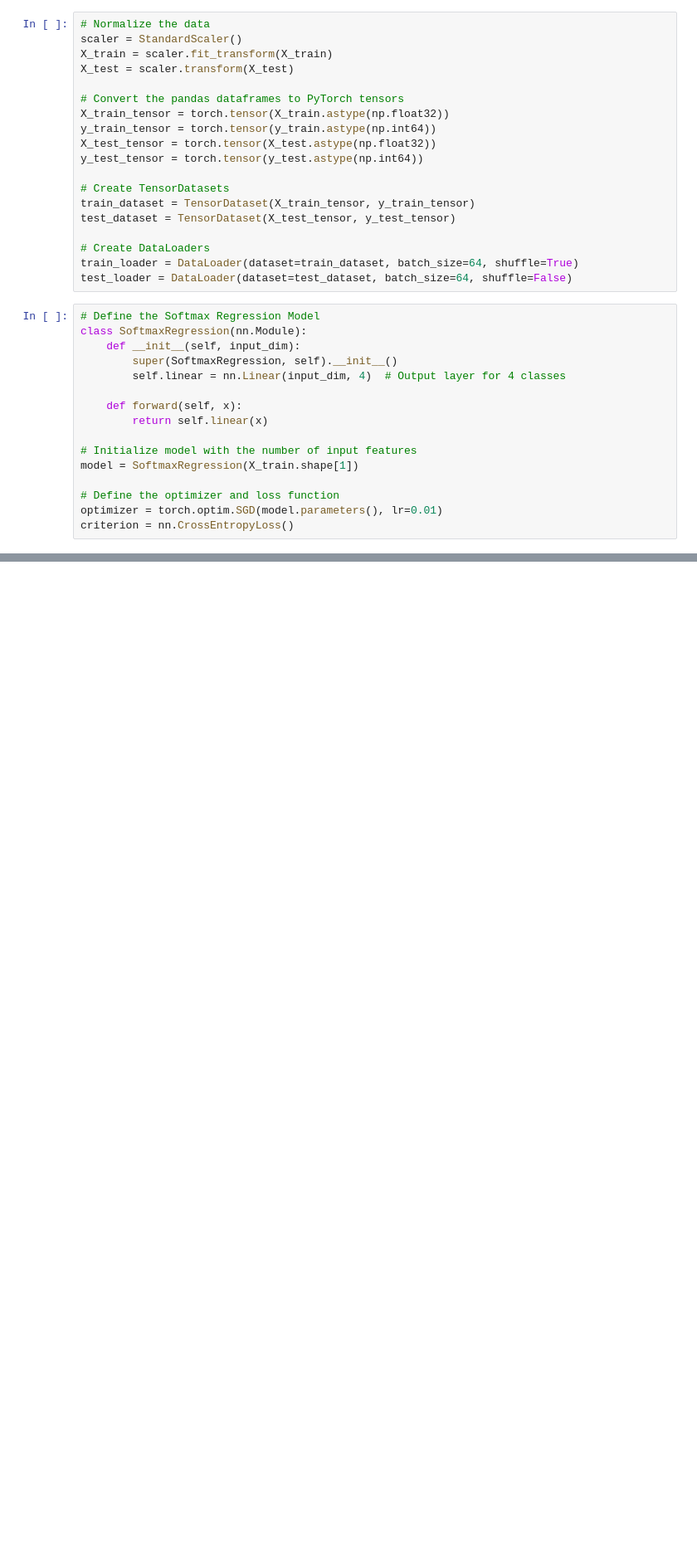
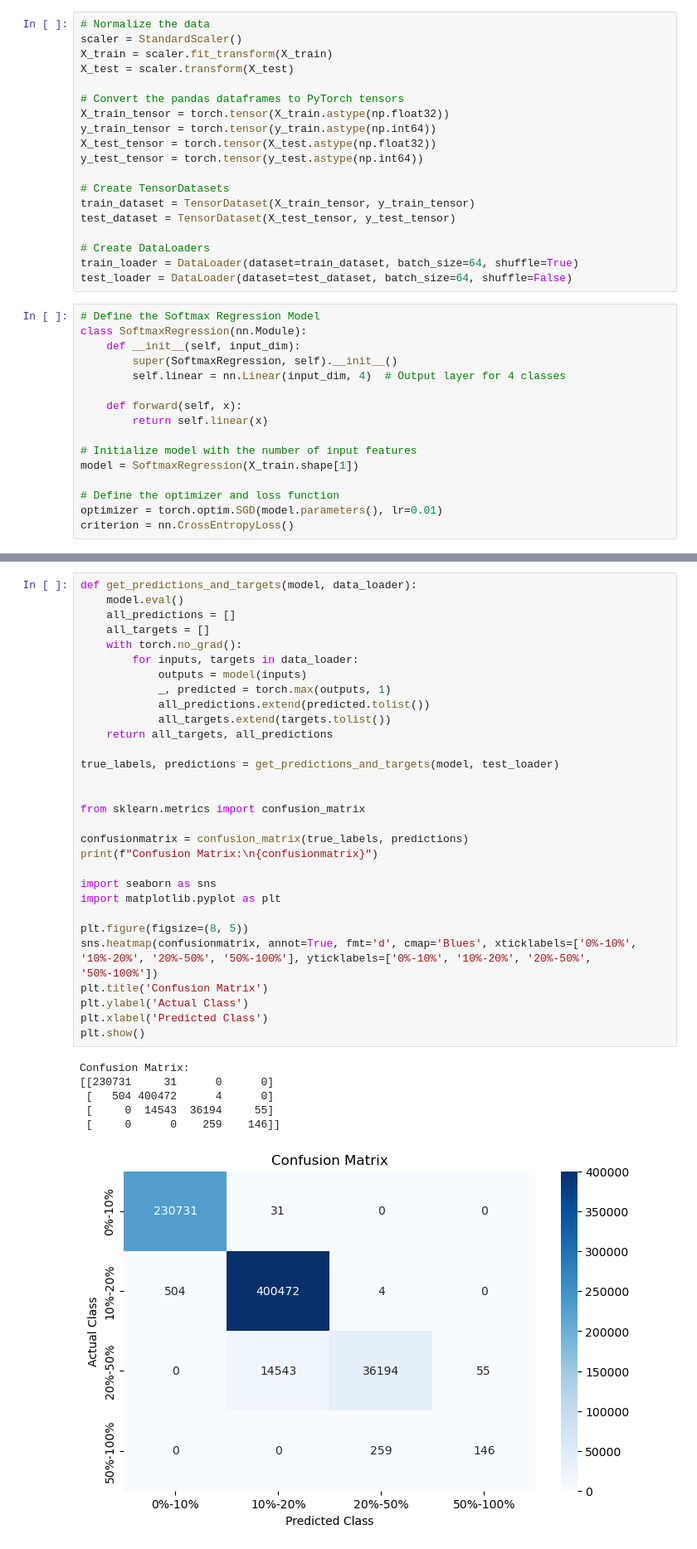
Before and after one commit to weiangela/STAT453---Taxi-Prediction, a Jupyter notebook: softmax_regression.ipynb, the cells around one changed output, grey strips where cells are left out. Shown: that part at 83% size. Cells and saved outputs as stored; diff of their text form; blank space fills up the shorter version.

```diff
--- a/softmax_regression.ipynb
+++ b/softmax_regression.ipynb
@@ -146,0 +162,37 @@ Confusion Matrix:
+# %%
+def get_predictions_and_targets(model, data_loader):
+    model.eval()
+    all_predictions = []
+    all_targets = []
+    with torch.no_grad():
+        for inputs, targets in data_loader:
+            outputs = model(inputs)
+            _, predicted = torch.max(outputs, 1)
+            all_predictions.extend(predicted.tolist())
+            all_targets.extend(targets.tolist())
+    return all_targets, all_predictions
+
+true_labels, predictions = get_predictions_and_targets(model, test_loader)
+
+
+from sklearn.metrics import confusion_matrix
+
+confusionmatrix = confusion_matrix(true_labels, predictions)
+print(f"Confusion Matrix:\n{confusionmatrix}")
+
+import seaborn as sns
+import matplotlib.pyplot as plt
+
+plt.figure(figsize=(8, 5))
+sns.heatmap(confusionmatrix, annot=True, fmt='d', cmap='Blues', xticklabels=['0%-10%', '10%-20%', '20%-50%', '50%-100%'], yticklabels=['0%-10%', '10%-20%', '20%-50%', '50%-100%'])
+plt.title('Confusion Matrix')
+plt.ylabel('Actual Class')
+plt.xlabel('Predicted Class')
+plt.show()
+# %% [output]
+Confusion Matrix:
+[[230731     31      0      0]
+ [   504 400472      4      0]
+ [     0  14543  36194     55]
+ [     0      0    259    146]]
+[figure, added]
```
Also changed, not shown: parts of 6 cells of this notebook.
